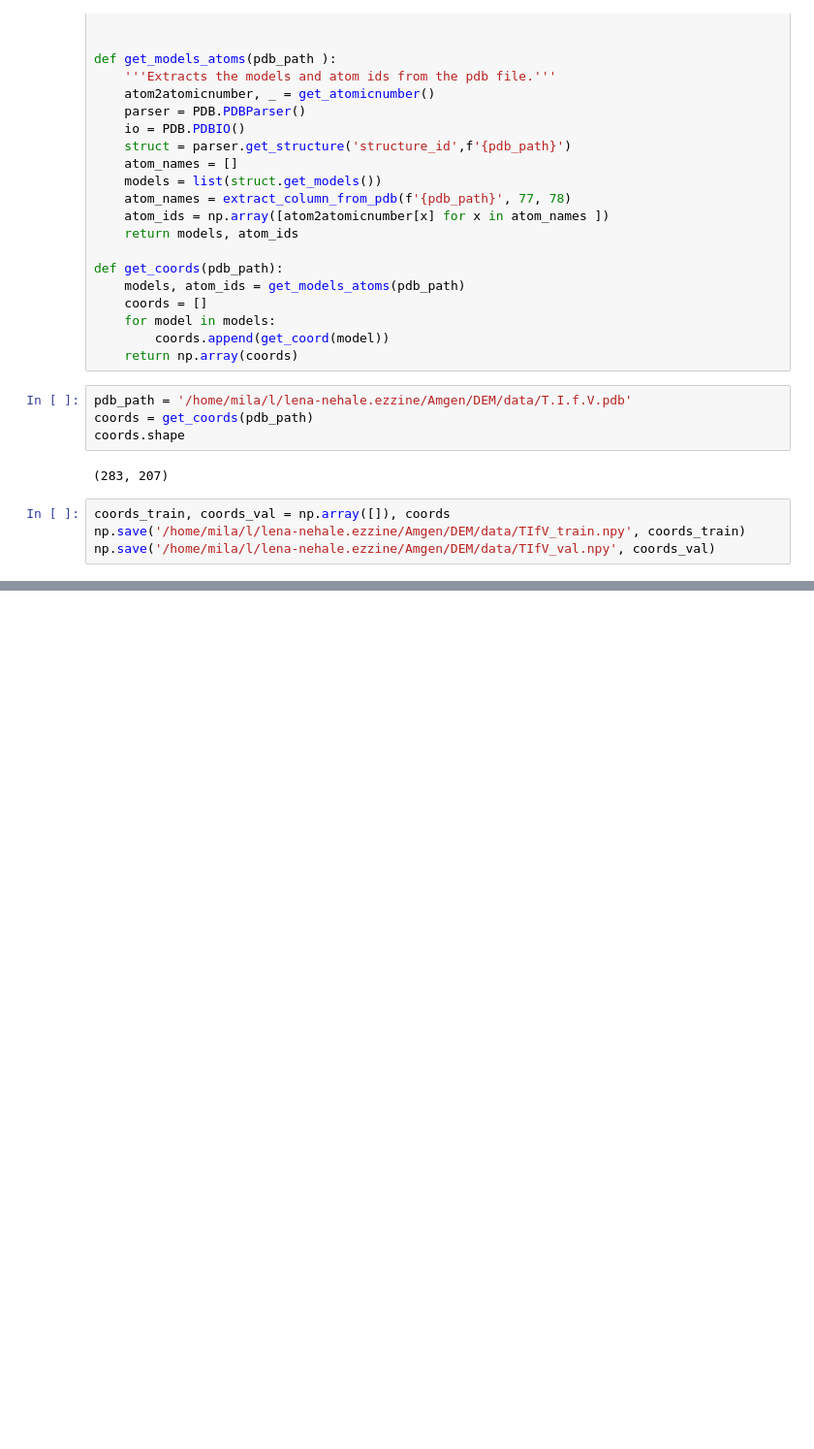
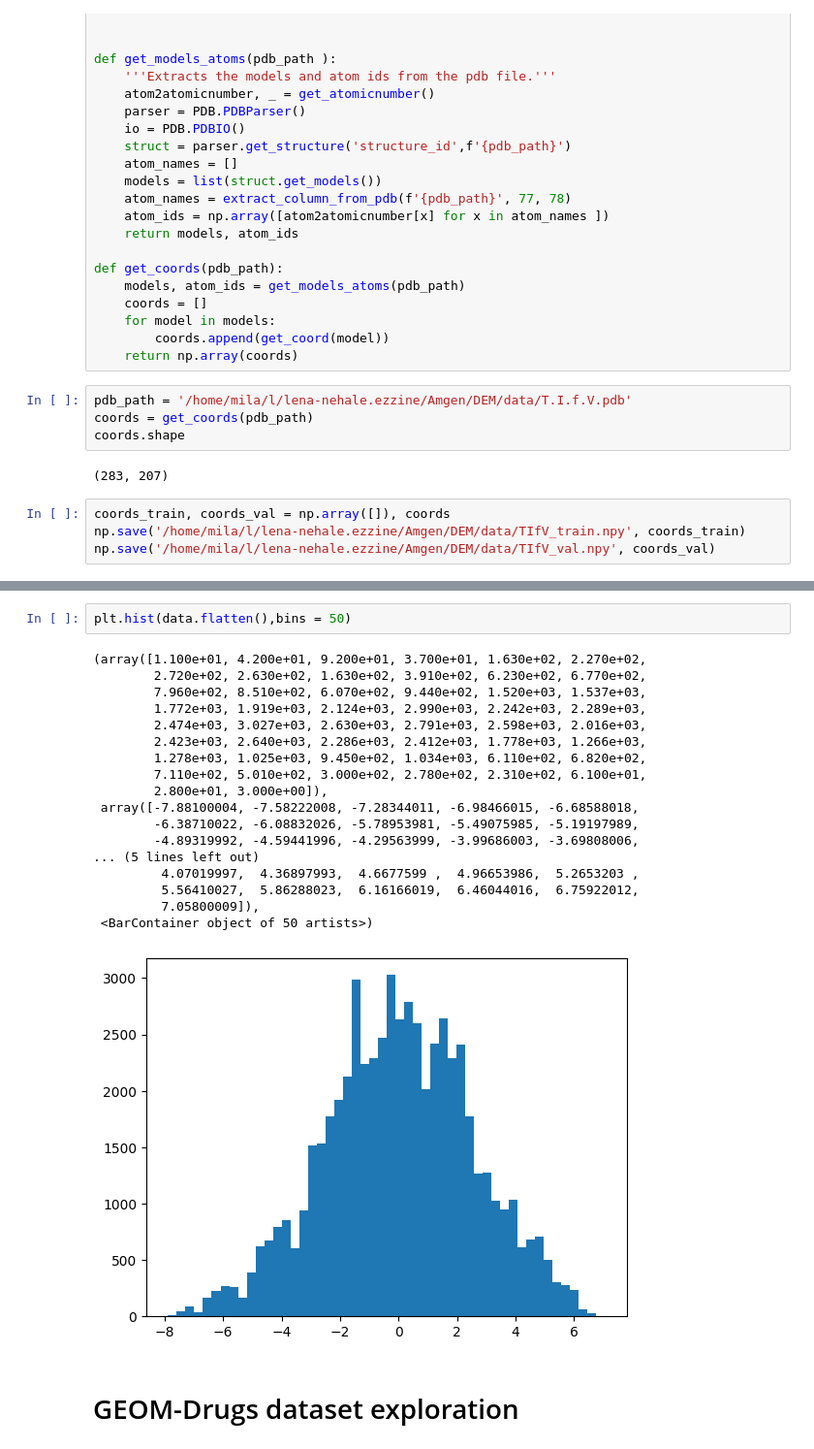
Before and after one commit to LenaNehale/DEM, a Jupyter notebook: playground.ipynb, the cells around one changed output, grey strips where cells are left out. Shown: that part at 97% size. Cells and saved outputs as stored; diff of their text form; blank space fills up the shorter version.

```diff
--- a/playground.ipynb
+++ b/playground.ipynb
@@ -230,0 +429,23 @@ np.save('/home/mila/l/lena-nehale.ezzine/Amgen/DEM/data/TIfV_val.npy', coords_va
+# %%
+plt.hist(data.flatten(),bins = 50)
+# %% [output]
+(array([1.100e+01, 4.200e+01, 9.200e+01, 3.700e+01, 1.630e+02, 2.270e+02,
+        2.720e+02, 2.630e+02, 1.630e+02, 3.910e+02, 6.230e+02, 6.770e+02,
+        7.960e+02, 8.510e+02, 6.070e+02, 9.440e+02, 1.520e+03, 1.537e+03,
+        1.772e+03, 1.919e+03, 2.124e+03, 2.990e+03, 2.242e+03, 2.289e+03,
+        2.474e+03, 3.027e+03, 2.630e+03, 2.791e+03, 2.598e+03, 2.016e+03,
+        2.423e+03, 2.640e+03, 2.286e+03, 2.412e+03, 1.778e+03, 1.266e+03,
+        1.278e+03, 1.025e+03, 9.450e+02, 1.034e+03, 6.110e+02, 6.820e+02,
+        7.110e+02, 5.010e+02, 3.000e+02, 2.780e+02, 2.310e+02, 6.100e+01,
+        2.800e+01, 3.000e+00]),
+ array([-7.88100004, -7.58222008, -7.28344011, -6.98466015, -6.68588018,
+        -6.38710022, -6.08832026, -5.78953981, -5.49075985, -5.19197989,
+        -4.89319992, -4.59441996, -4.29563999, -3.99686003, -3.69808006,
+... (5 lines left out)
+         4.07019997,  4.36897993,  4.6677599 ,  4.96653986,  5.2653203 ,
+         5.56410027,  5.86288023,  6.16166019,  6.46044016,  6.75922012,
+         7.05800009]),
+ <BarContainer object of 50 artists>)
+[figure, added]
+# %% [markdown]
+# GEOM-Drugs dataset exploration
```
Also changed, not shown: parts of 31 cells of this notebook.
